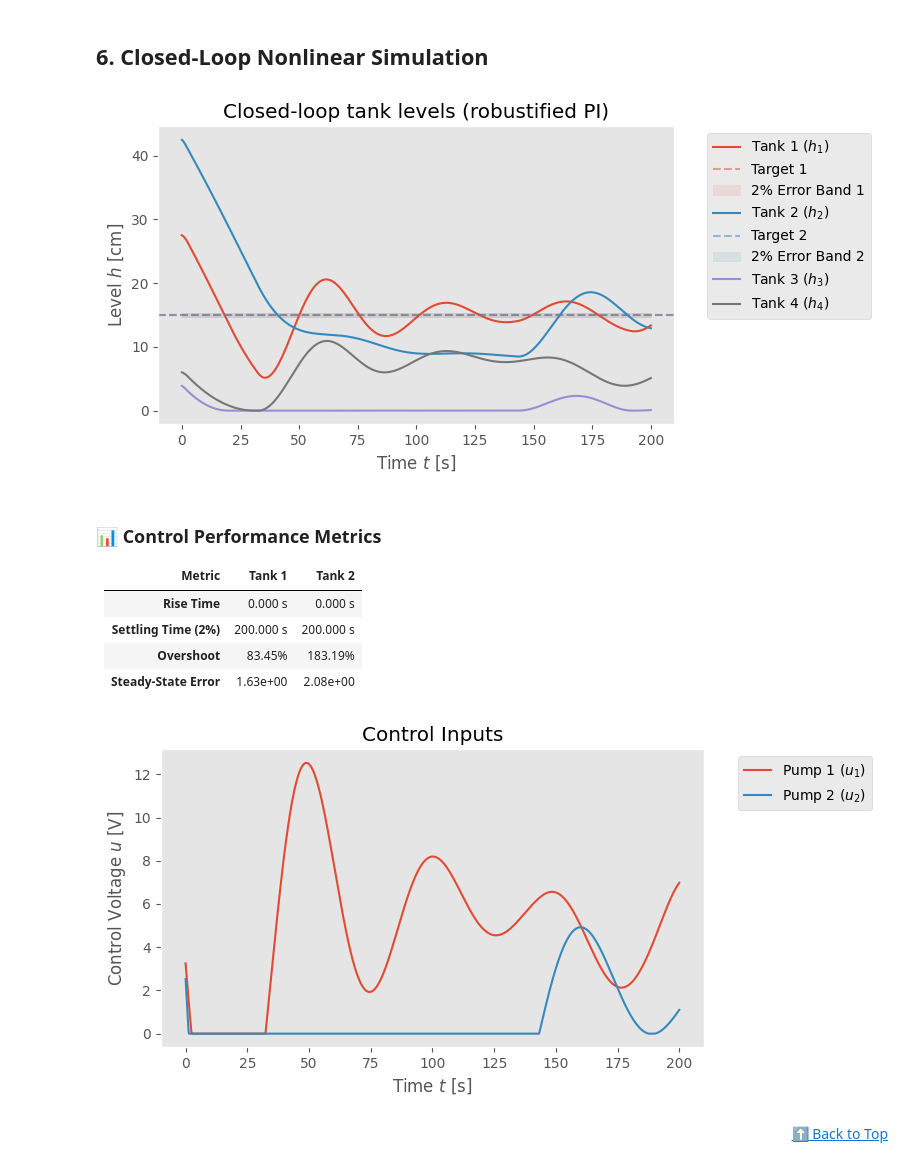
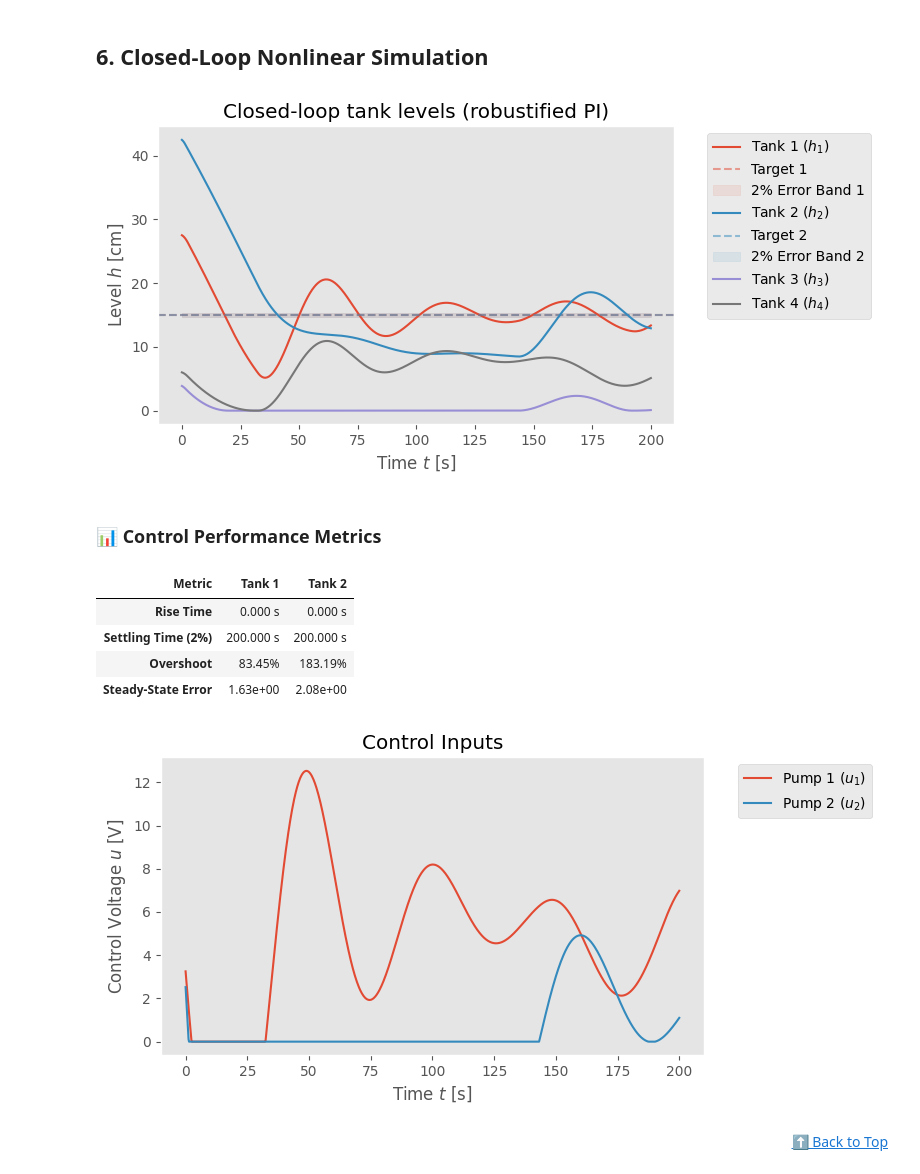
Before and after one commit to dhruvhaldar/Realistic-aerospace-optimization-problems, a Jupyter notebook: nonlinear.ipynb, the cells around one changed output. Drawn from its saved outputs; the diff is of its cells as text; code cells hidden in the pictures.

```diff
--- a/nonlinear.ipynb
+++ b/nonlinear.ipynb
@@ -502,45 +503,53 @@ def get_step_metrics(t, y, final_target):
     max_val = np.max(y)
     if final_target != 0 and max_val > final_target:
         overshoot = (max_val - final_target) / final_target * 100
     else:
         overshoot = 0.0
 
     steady_state_error = np.abs(y[-1] - final_target)
 
     return {
         "Rise Time": f"{rise_time:.3f} s",
         "Settling Time (2%)": f"{settling_time:.3f} s",
         "Overshoot": f"{overshoot:.2f}%",
         "Steady-State Error": f"{steady_state_error:.2e}",
     }
 
 
 # Generate Metrics Table
 # Use 'setpoint' variable from simulation configuration
 target_h1 = setpoint[0]
 target_h2 = setpoint[1]
 
 m1 = get_step_metrics(t, h_hist[0, :], target_h1)
 m2 = get_step_metrics(t, h_hist[1, :], target_h2)
 
 # Create Markdown Table manually to avoid pandas dependency
-md_table = "### 📊 Control Performance Metrics\n\n"
-md_table += "| Metric | Tank 1 | Tank 2 |\n"
-md_table += "|---|---|---|\n"
+from IPython.display import display, Markdown, HTML
+display(Markdown("### 📊 Control Performance Metrics"))
+html_table = "<table aria-label=\"Control Performance Metrics\">\n"
+html_table += "  <thead>\n"
+html_table += "    <tr>\n"
+html_table += "      <th scope=\"col\">Metric</th>\n"
+html_table += "      <th scope=\"col\">Tank 1</th>\n"
+html_table += "      <th scope=\"col\">Tank 2</th>\n"
+html_table += "    </tr>\n"
+html_table += "  </thead>\n"
+html_table += "  <tbody>\n"
 for key in m1.keys():
-    md_table += f"| **{key}** | {m1[key]} | {m2[key]} |\n"
+    html_table += f"    <tr><th scope=\"row\">{key}</th><td>{m1[key]}</td><td>{m2[key]}</td></tr>\n"
 
-display(Markdown(md_table))
+html_table += "  </tbody>\n"
+html_table += "</table>"
+display(HTML(html_table))
 # %% [output]
 [figure]
 ### 📊 Control Performance Metrics
-
-| Metric | Tank 1 | Tank 2 |
-|---|---|---|
-| **Rise Time** | 0.000 s | 0.000 s |
-| **Settling Time (2%)** | 200.000 s | 200.000 s |
-| **Overshoot** | 83.45% | 183.19% |
-| **Steady-State Error** | 1.63e+00 | 2.08e+00 |
+| Metric | Tank 1 | Tank 2 |
+| Rise Time | 0.000 s | 0.000 s |
+| Settling Time (2%) | 200.000 s | 200.000 s |
+| Overshoot | 83.45% | 183.19% |
+| Steady-State Error | 1.63e+00 | 2.08e+00 |
 [figure]
 # %% [markdown]
 <div align="right"><a href="#table-of-contents">⬆️ Back to Top</a></div>
```
Also changed, not shown: parts of 1 cell of this notebook, 2 other files.
